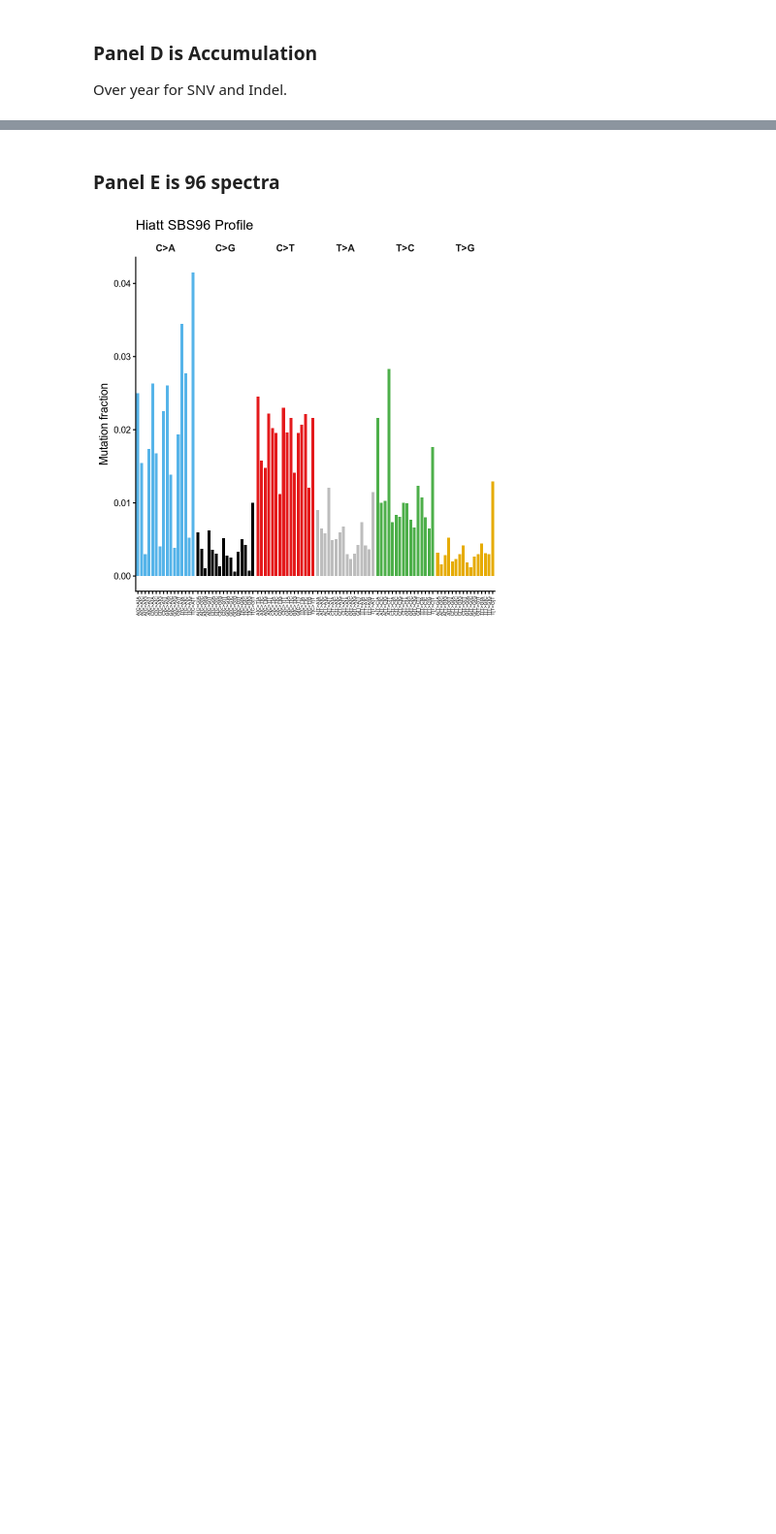
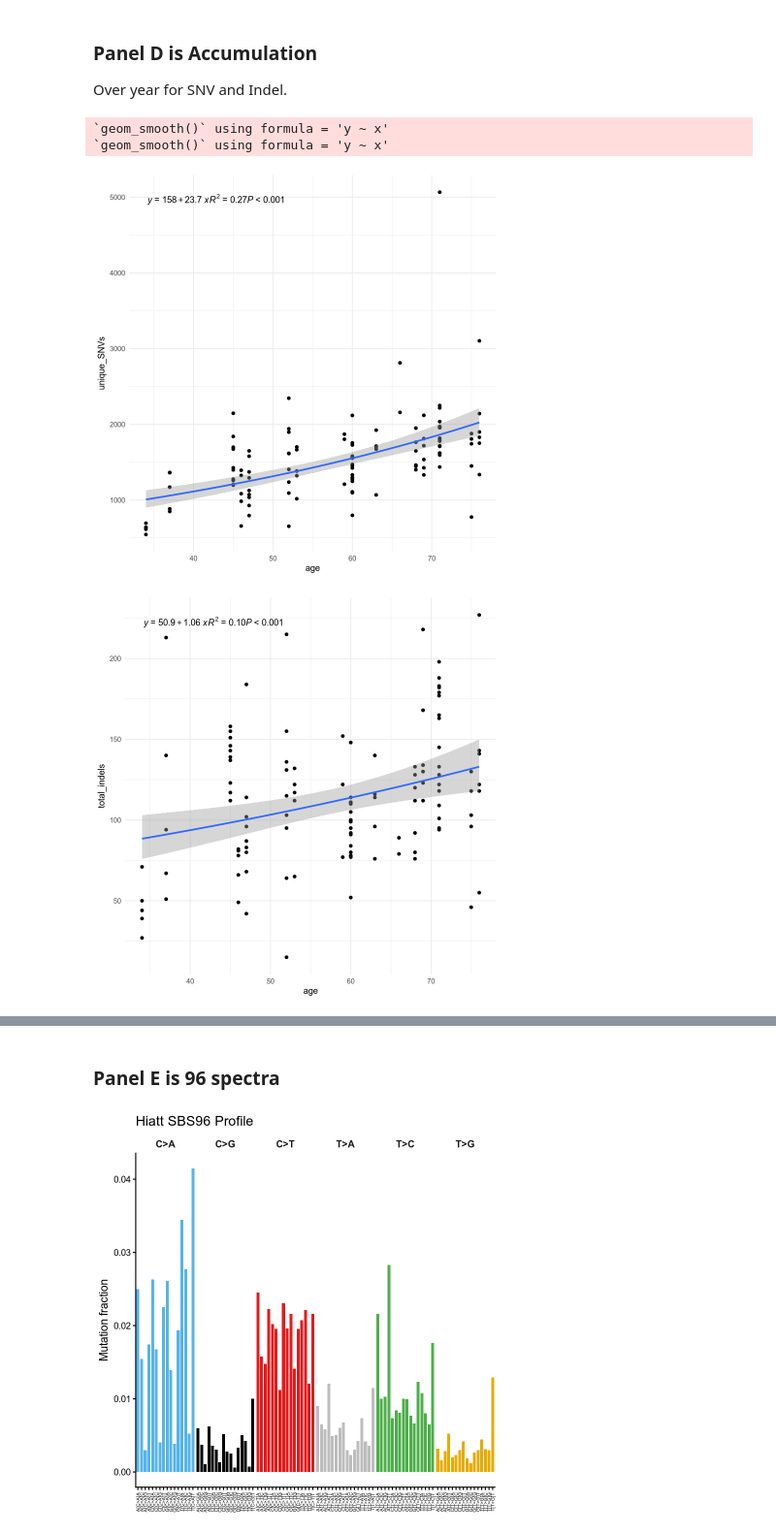
Before and after one commit to laurelhiatt/SEMIColon, a Jupyter notebook: scripts/figures/Figure1.ipynb, the cells around one changed output, grey strips where cells are left out. Shown at 97% size. Drawn from its saved outputs; the diff is of its cells as text; code cells hidden in the pictures; blank space fills up the shorter version.

```diff
--- a/scripts/figures/Figure1.ipynb
+++ b/scripts/figures/Figure1.ipynb
@@ -244,31 +248,20 @@ Showing subclonal capture
 plot_vaf_hiatt_median <- function(hiatt_df, out_dir) {
 
   df <- hiatt_df %>%
-    filter(!is.na(VAF_DS), VAF_DS >= 0, VAF_DS <= 1)
+    filter(!is.na(VAF_DS), VAF_DS >= 0, VAF_DS <= 1) %>%
+    mutate(VAF_group = ifelse(VAF_DS < 0.2, "<0.2", "≥0.2"))
 
     str(df)
 
-  median_vaf <- median(df$VAF_DS, na.rm = TRUE)
-
-  p <- ggplot(df, aes(x = VAF_DS)) +
+  p <- ggplot(df, aes(x = VAF_DS, color = VAF_group)) +
     geom_histogram(
       aes(y = after_stat(density)),
       binwidth = 0.02,
       fill = NA,
-      color = "darkorange",
       linewidth = 1.2
     ) +
-    geom_vline(
-      xintercept = median_vaf,
-      linetype = "dashed",
-      linewidth = 1,
-      color = "black"
-    ) +
-    labs(
-      title = "Variant Allele Frequency Distribution (Hiatt)",
-      subtitle = paste0("Median VAF = ", round(median_vaf, 3)),
-      x = "Variant Allele Frequency (VAF)",
-      y = "Density"
+    scale_color_manual(
+      values = c("<0.2" = "darkorange", "≥0.2" = "steelblue")
     ) +
     theme_classic(base_size = 14) +
     theme(
@@ -277,7 +270,7 @@ plot_vaf_hiatt_median <- function(hiatt_df, out_dir) {
     )
 
   ggsave(
-    file.path("Figure1/VAF_Hiatt_median_publication_stair.svg"),
+    file.path("Figure1/MAF_Hiatt_publication_stair.svg"),
     p,
     width = 8,
     height = 6,
@@ -302,4 +296,31 @@ plot_vaf_hiatt_median(hiatt_df, out_png)
 Over year for SNV and Indel.
 # %%
 Hiatt <- subset(Hiatt, unique_SNVs > 500)
+# %%
+ggplot(Hiatt, aes(x = age, y = unique_SNVs)) +
+  geom_point() +
+  geom_smooth(method = "glm.nb", se = TRUE) +
+  stat_poly_eq(
+  aes(label = after_stat(
+    paste(eq.label, rr.label, p.value.label, sep = "*\"\\n\"*")
+  )),
+  formula = y ~ x,
+  parse = TRUE) +
+  theme_minimal()
+
+ggplot(Hiatt, aes(x = age, y = total_indels)) +
+  geom_point() +
+  geom_smooth(method = "glm.nb", se = TRUE) +
+  stat_poly_eq(
+  aes(label = after_stat(
+    paste(eq.label, rr.label, p.value.label, sep = "*\"\\n\"*")
+  )),
+  formula = y ~ x,
+  parse = TRUE) +
+  theme_minimal()
+# %% [output]
+`geom_smooth()` using formula = 'y ~ x'
+`geom_smooth()` using formula = 'y ~ x'
+[figure, added]
+[figure, added]
 # %%
```
Also changed, not shown: parts of 7 cells of this notebook, 7 other files.
